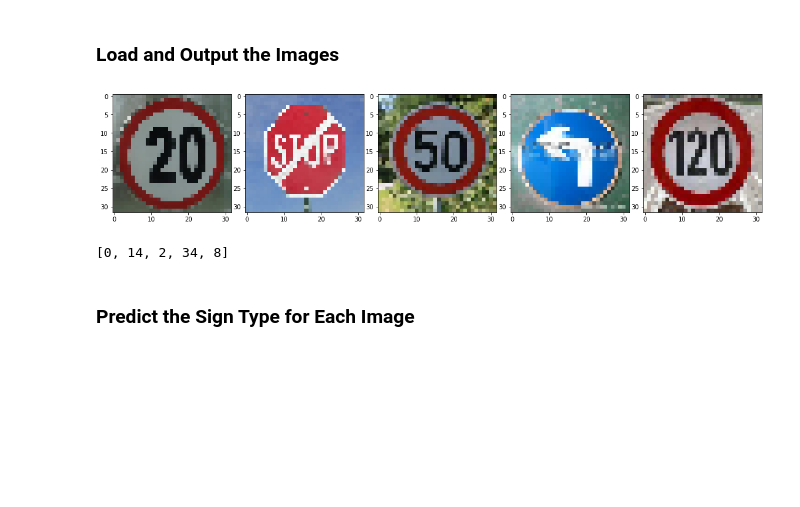
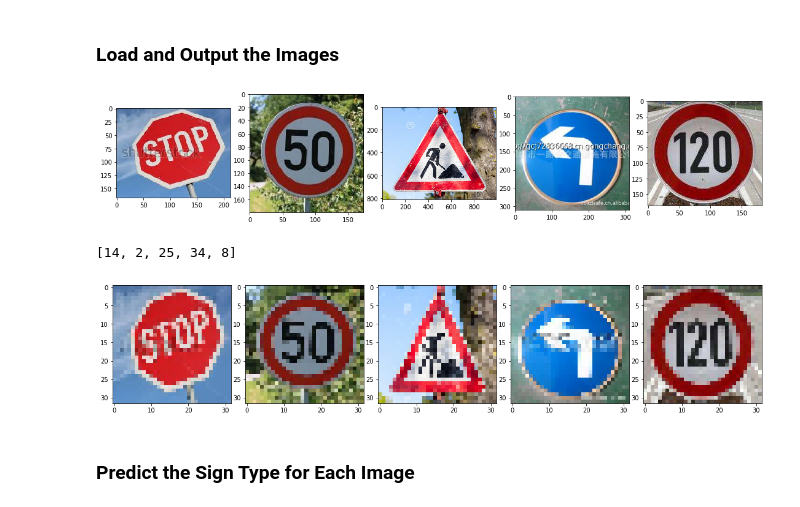
Before and after one commit to aimuch/CarND-Traffic-Sign-Classifier-Project, a Jupyter notebook: Traffic_Sign_Classifier.ipynb, the cells around one changed output. Cells and saved outputs as stored; diff of their text form; code cells hidden in the pictures; blank space fills up the shorter version.

```diff
--- a/Traffic_Sign_Classifier.ipynb
+++ b/Traffic_Sign_Classifier.ipynb
@@ -961,37 +962,49 @@ You may find `signnames.csv` useful as it contains mappings from the class id (i
 ### Load the images and plot them here.
 ### Feel free to use as many code cells as needed.
 
 import glob
 import os
 import matplotlib.image as mping
 import cv2
 
 SAMPLES_TO_LOAD = 5
 
 test_img_list = glob.glob('resources/*.jpg')
 _images = []
+images_src = []
 test_labels = []
 
 for i in range(SAMPLES_TO_LOAD):
     filename = test_img_list[i]
     _label = os.path.split(filename)[-1].split('.')[0]
     label = int(_label)
     image = cv2.resize(mping.imread(filename),(32,32))
+    image_ = mping.imread(filename)
     _images.append(image)
+    images_src.append(image_)
     test_labels.append(label)
 
 test_images = np.array(_images)
+show_images = np.array(images_src)
+plt.figure(figsize=(15,5))
+for i in range(len(show_images)):
+    plt.subplot(1,5,i+1)
+    plt.imshow(show_images[i])
+plt.tight_layout(pad=0,h_pad=0,w_pad=0)
+plt.show()
+test_img_normalized = normalize_img(test_images)
+print(test_labels)
+
 plt.figure(figsize=(15,5))
 for i in range(len(test_images)):
     plt.subplot(1,5,i+1)
     plt.imshow(test_images[i])
 plt.tight_layout(pad=0,h_pad=0,w_pad=0)
 plt.show()
-test_img_normalized = normalize_img(test_images)
-print(test_labels)
 # %% [output]
-[figure, old version]
+[figure, new version]
-[0, 14, 2, 34, 8]
+[14, 2, 25, 34, 8]
+[figure, added]
 # %% [markdown]
 ### Predict the Sign Type for Each Image
 # %%
```
Also changed, not shown: parts of 18 cells of this notebook, 15 other files.
